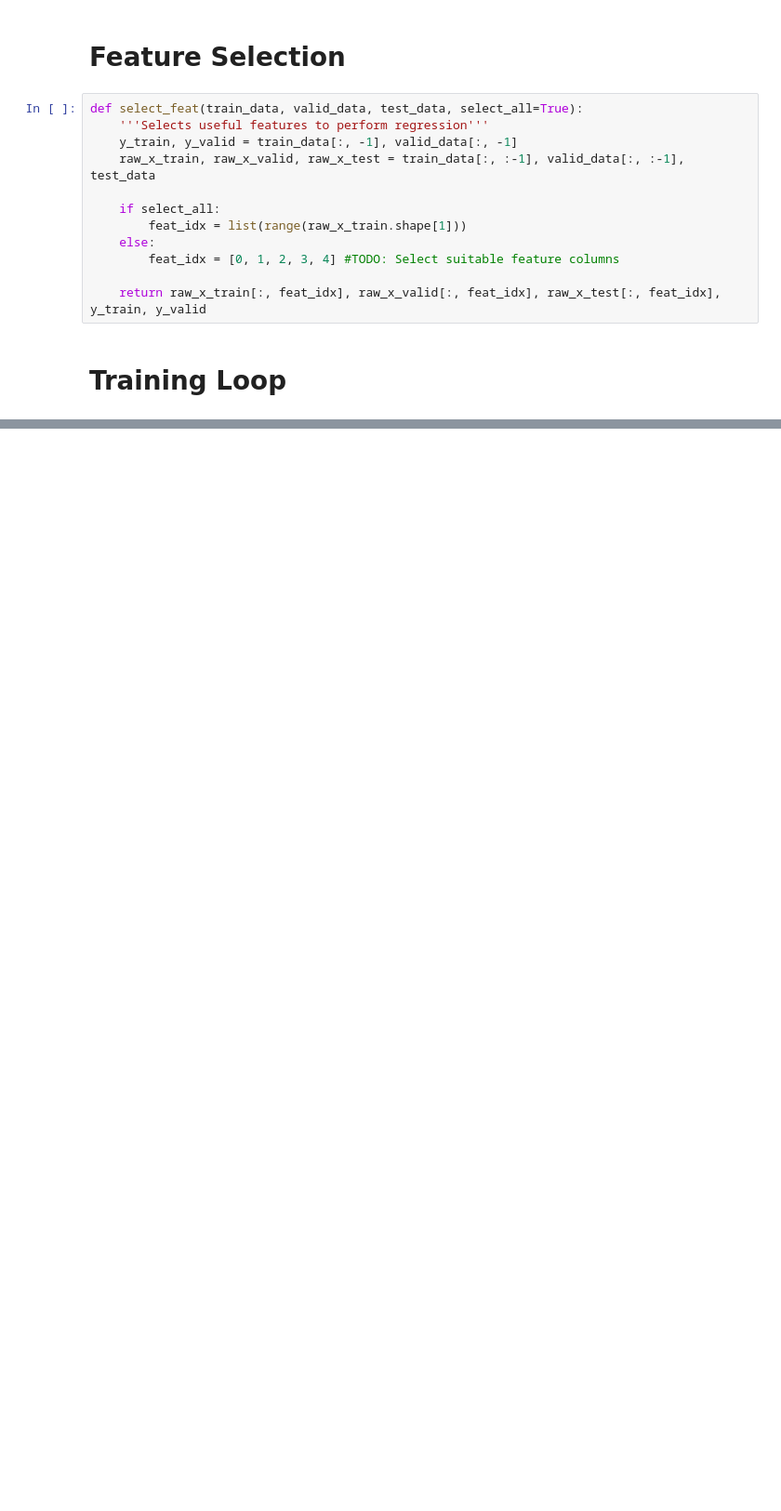
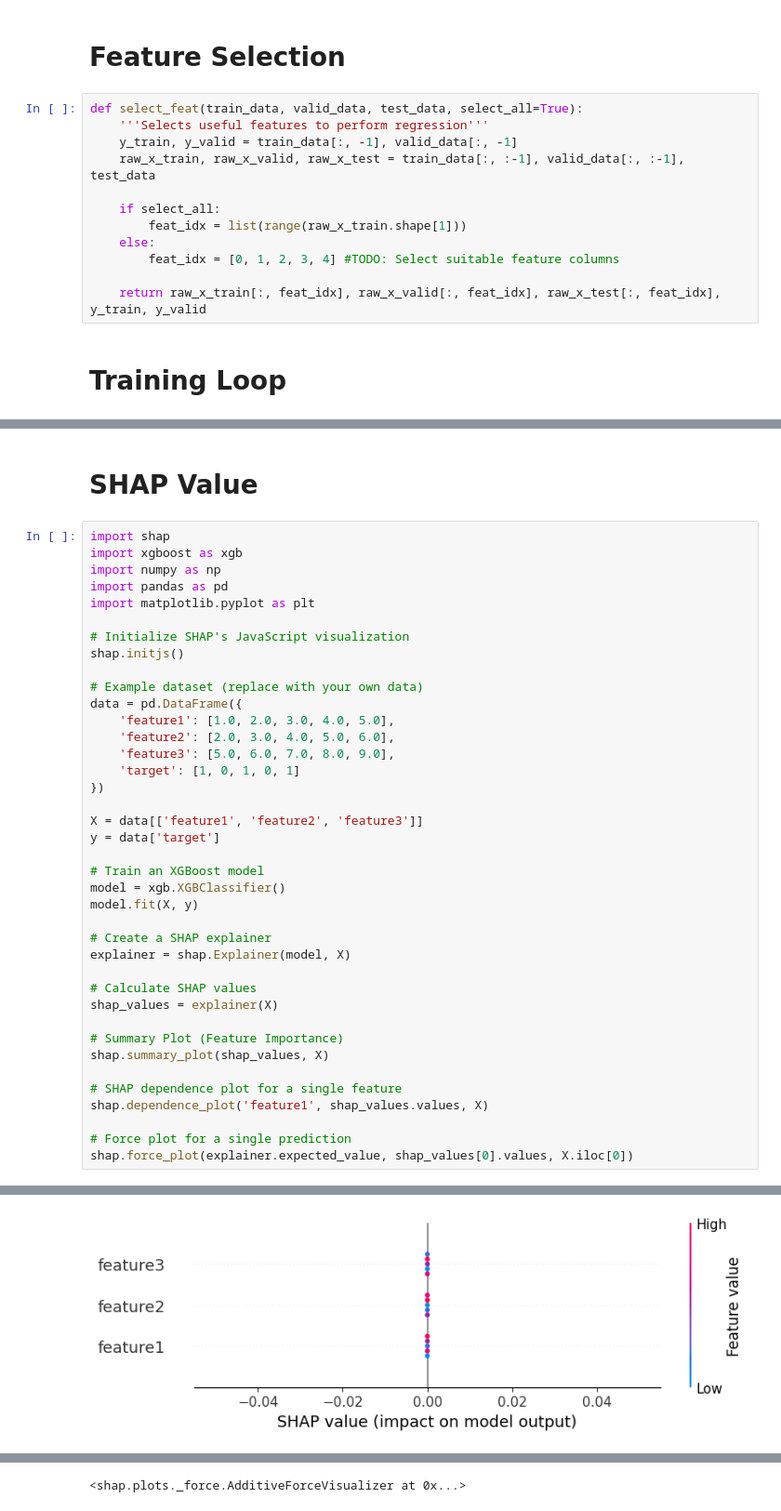
Before and after one commit to Hlunlun/-COVID-19-daily-cases-prediction, a Jupyter notebook: main.ipynb, the cells around one changed output, grey strips where cells are left out. Shown: that part at 93% size. Saved outputs shown, nothing was run; the diff lists cells and outputs as text; blank space fills up the shorter version.

Commit message:
predict

```diff
--- a/main.ipynb
+++ b/main.ipynb
@@ -118,0 +267,42 @@ def trainer(train_loader, valid_loader, model, config, device):
+# %% [markdown]
+# SHAP Value
+# %%
+import shap
+import xgboost as xgb
+import numpy as np
+import pandas as pd
+import matplotlib.pyplot as plt
+
+# Initialize SHAP's JavaScript visualization
+shap.initjs()
+
+# Example dataset (replace with your own data)
+data = pd.DataFrame({
+    'feature1': [1.0, 2.0, 3.0, 4.0, 5.0],
+    'feature2': [2.0, 3.0, 4.0, 5.0, 6.0],
+    'feature3': [5.0, 6.0, 7.0, 8.0, 9.0],
+    'target': [1, 0, 1, 0, 1]
+})
+
+X = data[['feature1', 'feature2', 'feature3']]
+y = data['target']
+
+# Train an XGBoost model
+model = xgb.XGBClassifier()
+model.fit(X, y)
+
+# Create a SHAP explainer
+explainer = shap.Explainer(model, X)
+
+# Calculate SHAP values
+shap_values = explainer(X)
+
+# Summary Plot (Feature Importance)
+shap.summary_plot(shap_values, X)
+
+# SHAP dependence plot for a single feature
+shap.dependence_plot('feature1', shap_values.values, X)
+
+# Force plot for a single prediction
+shap.force_plot(explainer.expected_value, shap_values[0].values, X.iloc[0])
+# %% [output]
@@ -118,0 +310 @@ def trainer(train_loader, valid_loader, model, config, device):
+[figure, added]
@@ -118,0 +312 @@ def trainer(train_loader, valid_loader, model, config, device):
+<shap.plots._force.AdditiveForceVisualizer at 0x...>
```
Also changed, not shown: parts of 15 cells of this notebook, 8 other files.
